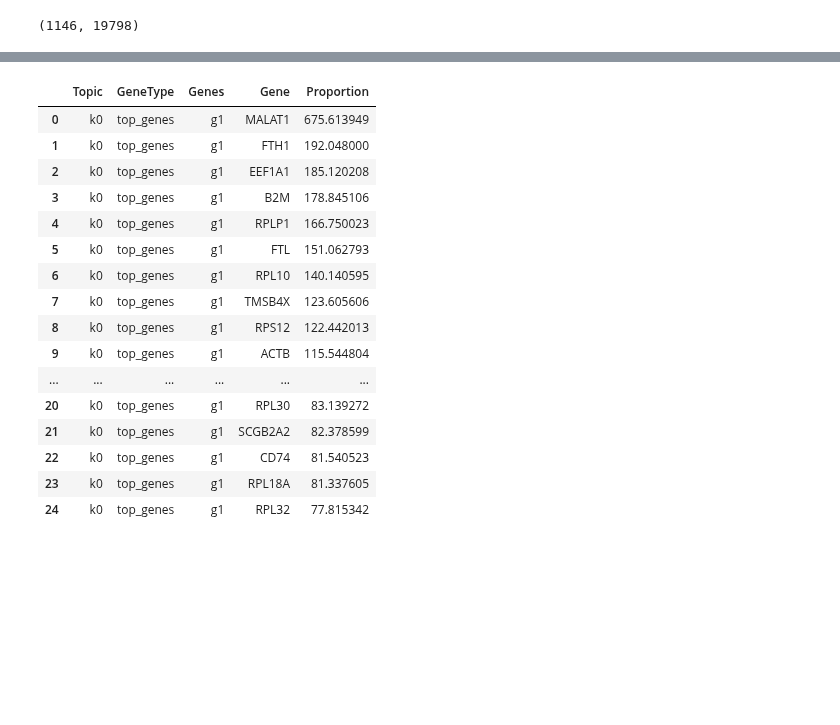
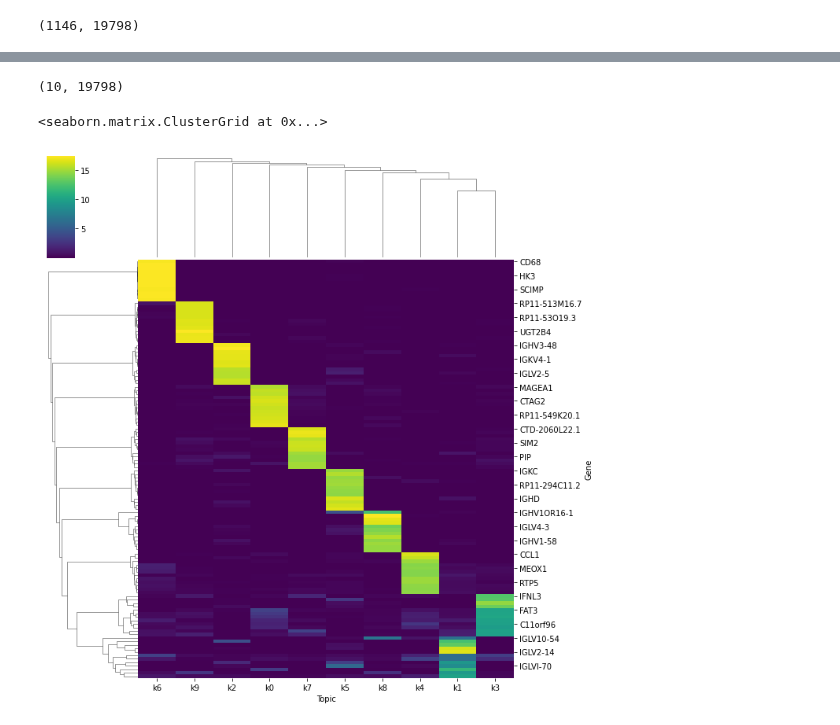
Before and after one commit to causalpathlab/asapp, a Jupyter notebook: asapp/wip.ipynb, the cells around one changed output, grey strips where cells are left out. Saved outputs shown, nothing was run; the diff lists cells and outputs as text; code cells hidden in the pictures; blank space fills up the shorter version.

```diff
--- a/asapp/wip.ipynb
+++ b/asapp/wip.ipynb
@@ -63,7 +63,7 @@ df_h = pd.DataFrame([a,b,c])
 print('H k x n',df_h.shape)
 
 
-df_y = pd.DataFrame(np.dot(df_w.to_numpy(),df_h.to_numpy()))
+df_y = pd.DataFrame(np.dot(df_w.to_numpy(),df_h.to_numpy())).T
 print('A m x n',df_y.shape)
 # %% [output]
 W m x k (12, 3)
@@ -73,9 +73,10 @@ A m x n (12, 300)
 import _pnmf,_dcpnmf
 import importlib
 importlib.reload(_dcpnmf)
+importlib.reload(_pnmf)
 
-# m = _pnmf.PoissonMF(n_components=3)
-# res = m.fit(df_y.T.to_numpy())
-m = _dcpnmf.DCPoissonMF(n_components=1)
+# m = _pnmf.PoissonMF(n_components=3,verbose=True)
+# res = m.fit(np.exp(df_y.to_numpy()))
+m = _dcpnmf.DCPoissonMF(n_components=10)
 res = m.fit(df_y.to_numpy())
 # %% [output]
@@ -86,29 +108,15 @@ res = m.fit(df_y.to_numpy())
 # %%
 import _topics_util
 import seaborn as sns
 
-df_w = pd.DataFrame(res.EF)
+df_w = pd.DataFrame(res.Ebeta)
+print(df_w.shape)
 df_w.columns = sca.data.cols
-df_top = _topics_util.get_topic_top_genes(df_w,top_n=25)
-# df_top = df_top.pivot(index='Topic',columns='Gene',values='Proportion')
-# sns.clustermap(df_top.T,cmap='viridis')
+df_top = _topics_util.get_topic_top_genes(df_w,top_n=12)
+df_top = df_top.pivot(index='Topic',columns='Gene',values='Proportion')
+# df_top[df_top>10]=10
+sns.clustermap(df_top.T,cmap='viridis')
+# %% [output]
+(10, 19798)
+<seaborn.matrix.ClusterGrid at 0x...>
+[figure, added]
-# %%
-df_top
-# %% [output]
-|  | Topic | GeneType | Genes | Gene | Proportion |
-| 0 | k0 | top_genes | g1 | MALAT1 | 675.613949 |
-| 1 | k0 | top_genes | g1 | FTH1 | 192.048000 |
-| 2 | k0 | top_genes | g1 | EEF1A1 | 185.120208 |
-| 3 | k0 | top_genes | g1 | B2M | 178.845106 |
-| 4 | k0 | top_genes | g1 | RPLP1 | 166.750023 |
-| 5 | k0 | top_genes | g1 | FTL | 151.062793 |
-| 6 | k0 | top_genes | g1 | RPL10 | 140.140595 |
-| 7 | k0 | top_genes | g1 | TMSB4X | 123.605606 |
-| 8 | k0 | top_genes | g1 | RPS12 | 122.442013 |
-| 9 | k0 | top_genes | g1 | ACTB | 115.544804 |
-| ... | ... | ... | ... | ... | ... |
-| 20 | k0 | top_genes | g1 | RPL30 | 83.139272 |
-| 21 | k0 | top_genes | g1 | SCGB2A2 | 82.378599 |
-| 22 | k0 | top_genes | g1 | CD74 | 81.540523 |
-| 23 | k0 | top_genes | g1 | RPL18A | 81.337605 |
-| 24 | k0 | top_genes | g1 | RPL32 | 77.815342 |
```
Also changed, not shown: parts of 8 cells of this notebook, 3 other files.
